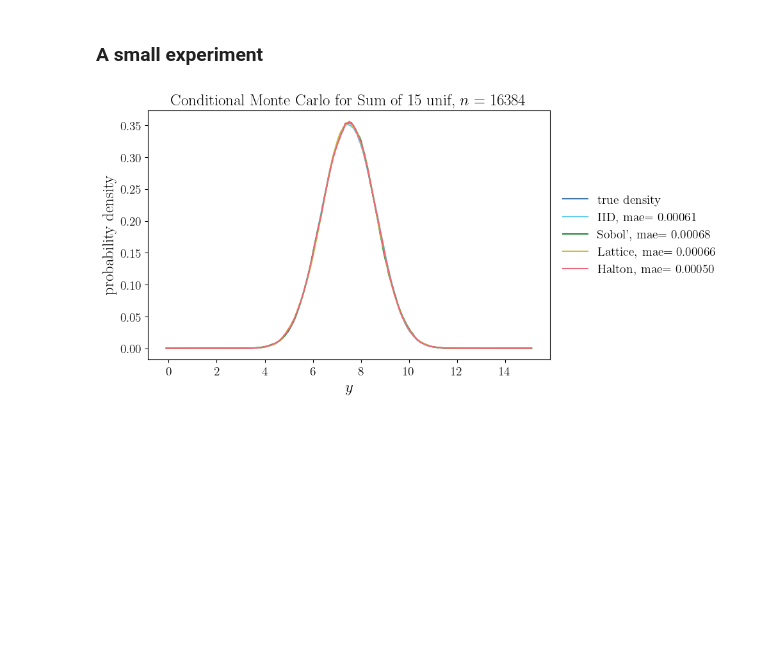
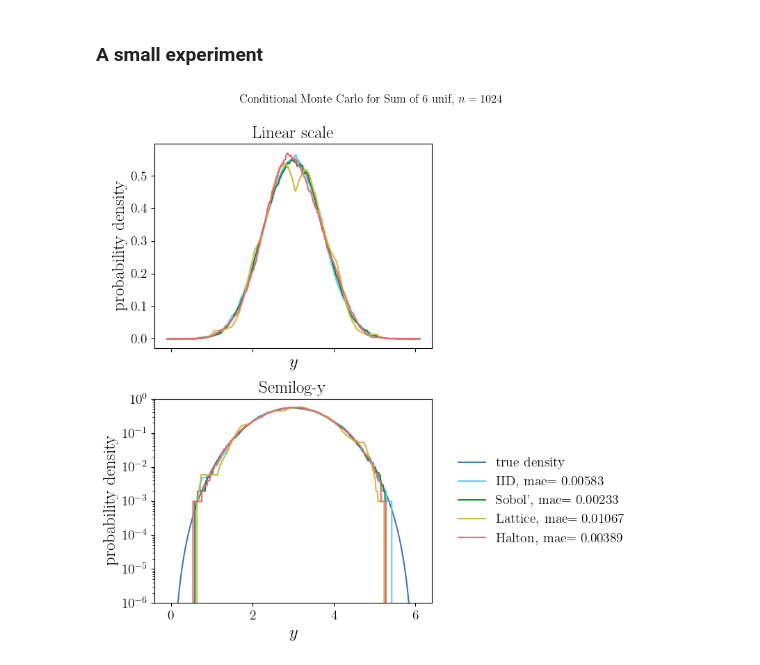
Before and after one commit to QMCSoftware/MATH565Fall2025, a Jupyter notebook: notebooks/ConditionalMonteCarlo.ipynb, the cells around one changed output. Saved outputs shown, nothing was run; the diff lists cells and outputs as text; code cells hidden in the pictures; blank space fills up the shorter version.

```diff
--- a/notebooks/ConditionalMonteCarlo.ipynb
+++ b/notebooks/ConditionalMonteCarlo.ipynb
@@ -141,42 +141,50 @@ def error_rho(rhoexact,rhoapp,kind_of_err = ["rmse"]):  #Compute different error
 # %% [markdown]
 ### A small experiment
 # %%
-n = 2**14  #number of samples
-d = 15   #dimension
+n = 2**10  #number of samples
+d = 6   #dimension
 sampler_list = ["iid", "sobol"]
 nplot = 500 #number of points to plot the density at
 wh_err = "mae"
 coord_wts = np.ones(d)
 #coord_wts = np.array(range(1,d+1))**-1.  later
 #coord_wts = np.array(range(d,0,-1))**-1.
 #print(coord_wts)
 dens_kwargs = {"d" : d, "coord_wts" : coord_wts}
 
-fig,ax = plt.subplots(1,figsize=(10,5))
 ex_density = sum_d_unif_case(False)
 plt_domain = ex_density["y_plt_domain"](**dens_kwargs)
 the_y_domain = ex_density["y_domain"](**dens_kwargs)
 yplot = np.linspace(plt_domain[0],plt_domain[1],nplot)
 rhoexact = ex_density["density"](yplot,**dens_kwargs)
 ax.plot(yplot, rhoexact, label = "true density")
 f = ex_density["f"]
-#ypts = f(x,**dens_kwargs)  #construct all data points for all repetitions
-for key in samplers:
-    x = samplers[key]["gen"](d,n)  #choose a sampler
-    ypts = f(x,**dens_kwargs)  #construct all data points for all repetitions
-    rhoapp_cmc = cmc(ex_density["gprime"],x,yplot,**dens_kwargs)  #cmc estimate
-    err_cmc = error_rho(rhoexact,rhoapp_cmc,kind_of_err = [wh_err])  #find error
-    ax.plot(yplot,rhoapp_cmc, label = f'{samplers[key]["label"]}, {wh_err}$ = {err_cmc[wh_err]:.5f}$')
+fig, axes = plt.subplots(2,1, figsize=(8,8), sharex=True)
 
-ax.set_title(f'Conditional Monte Carlo for {ex_density["name"](**dens_kwargs):s}, $n = {n:.0f}$')
-ax.set_xlabel("$y$")
-ax.set_ylabel("probability density")
-ax.legend(
-    loc="center left",           # anchor the legend’s left center
-    bbox_to_anchor=(1.02, 0.5),  # x=1.02 means just outside right edge
-    borderaxespad=0,             # optional: remove extra padding
-    frameon=False                # optional: no box
+for j, ax in enumerate(axes):
+    ax.plot(yplot, rhoexact, label="true density")
+    for key in samplers:
+        x = samplers[key]["gen"](d, n)
+        rhoapp_cmc = cmc(ex_density["gprime"], x, yplot, **dens_kwargs)
+        err_cmc = error_rho(rhoexact, rhoapp_cmc, kind_of_err=[wh_err])
+        ax.plot(yplot, rhoapp_cmc,
+                label=f'{samplers[key]["label"]}, {wh_err}$={err_cmc[wh_err]:.5f}$')
+
+    ax.set_xlabel("$y$")
+    ax.set_ylabel("probability density")
+    if j == 1:
+        ax.set_yscale("log")
+        ax.set_title("Semilog-y")
+        ax.set_ylim(1e-6,1)
+    else:
+        ax.set_title("Linear scale")
+
+axes[1].legend(loc="center left", bbox_to_anchor=(1.05, 0.5), frameon=False)
+fig.suptitle(
+    f'Conditional Monte Carlo for {ex_density["name"](**dens_kwargs)}, $n={n}$',
+    fontsize=12,
+    y=1  # raise it a bit above the subplots
 )
 fig.tight_layout()
 # %% [output]
-[figure, old version]
+[figure, new version]
```
